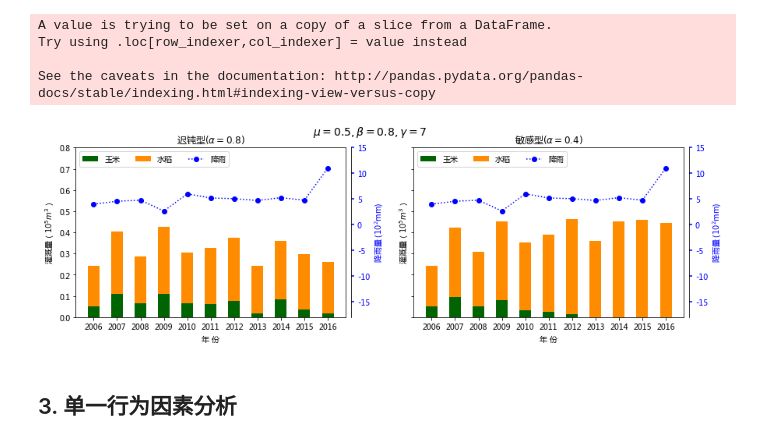
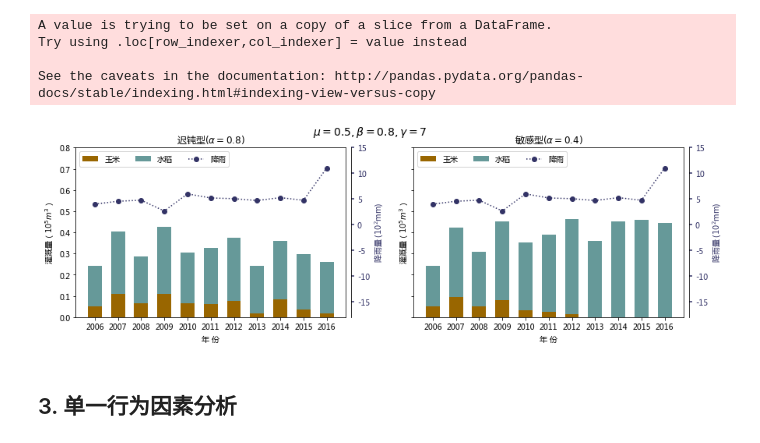
Before and after one commit to Yanmeng1/DataAnalysis, a Jupyter notebook: jupyter/.ipynb, the cells around one changed output. Cells and saved outputs as stored; diff of their text form; code cells hidden in the pictures.

```diff
--- a/jupyter/.ipynb
+++ b/jupyter/.ipynb
@@ -277,43 +278,43 @@ def showIrriation(hostAx, data):
     tempX = data['time'].values
     tempY1 = data['maize_irrigation'].values / scale
     tempY2 = data['rice_irrigation'].values / scale
-    p1 = hostAx.bar(tempX, tempY1, width=0.5, color='darkgreen')
-    p2 = hostAx.bar(tempX, tempY2, width=0.5, color='darkorange', bottom=tempY1)
+    p1 = hostAx.bar(tempX, tempY1, width=0.6, color='#996600')
+    p2 = hostAx.bar(tempX, tempY2, bottom=tempY1, width=0.6, color='#669999')
     hostAx.set_xlabel(u"年 份")
     hostAx.set_ylabel(u"灌溉量（$10^5m^3$）")
     hostAx.set_ylim(0,0.8)
 
     parasiteAx = hostAx.twinx()
     # Offset the right spine of parasiteAx. The ticks and label have already been placed on the right by twinx above.
     parasiteAx.spines["right"].set_position(("axes", 1.02))
     # First, activate the frame but make the patch and spines invisible.
     make_patch_spines_invisible(parasiteAx)
     # Second, show the right spine(spine 边界的轴线，ticks位于轴线上).
     parasiteAx.spines["right"].set_visible(True)
     scale3 = 1. * 1e2
     tempY3 = data['precipitation'].values / scale3
-    p3, = parasiteAx.plot(tempX, tempY3, 'bo:')
+    p3, = parasiteAx.plot(tempX, tempY3, color='#333366', marker='o', linestyle=':')
     parasiteAx.set_ylabel(u"降雨量 ($10^2$mm)")
     parasiteAx.set_ylim(-18,15)
     # 设置刻度属性：刻度长短粗细，根据p3的值设置刻度颜色，标签颜色
     tkw = dict(size=4, width=1.5)
     parasiteAx.tick_params(axis='y', colors=p3.get_color(), **tkw)
     parasiteAx.yaxis.label.set_color(p3.get_color())
 
     hostAx.legend((p1[0], p2[0], p3), (u"玉米", u"水稻", u"降雨"), loc='upper left', ncol=3)
 
 
 fig, hostArr = plt.subplots(1, 2, figsize=[14, 4], sharey=True)
 fig.suptitle(r'$\mu=0.5,\beta=0.8,\gamma=7$', fontsize=14)
 fig.subplots_adjust(left=None, bottom=None, right=None, top=None, wspace=0.25, hspace=None)
 
 showIrriation(hostArr[0], slowAgent)
 hostArr[0].set_title(r'迟钝型$(\alpha=0.8)$')
 showIrriation(hostArr[1], senseAgent)
 hostArr[1].set_title(r'敏感型$(\alpha=0.4)$')
 plt.show()
 # %% [output]
-[figure, old version]
+[figure, new version]
 # %% [markdown]
 ## 3. 单一行为因素分析
 # %% [markdown]
```
Also changed, not shown: parts of 2 cells of this notebook, 8 other files.
